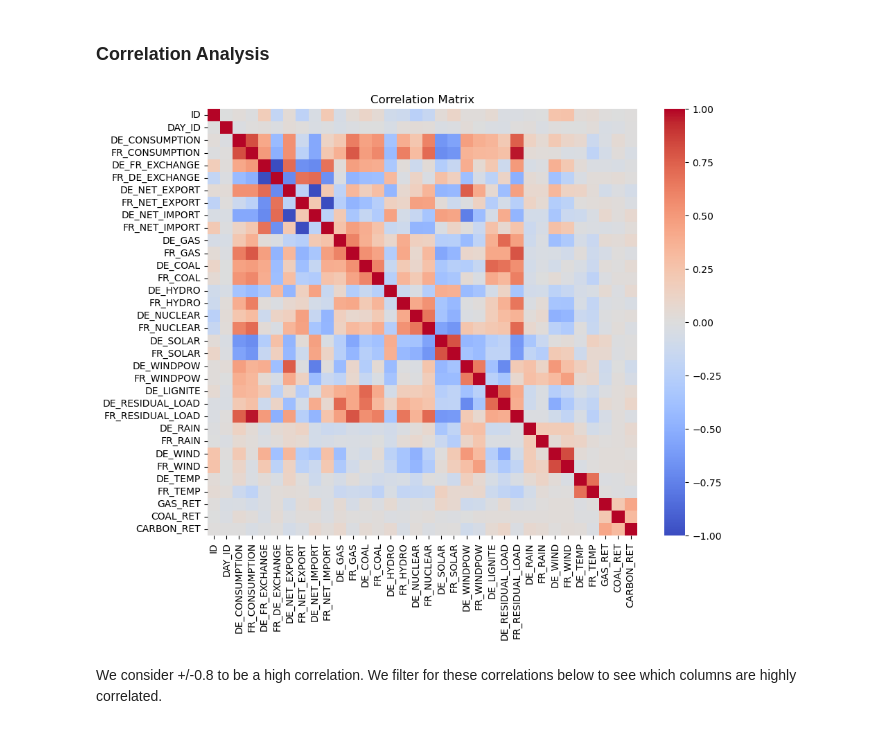
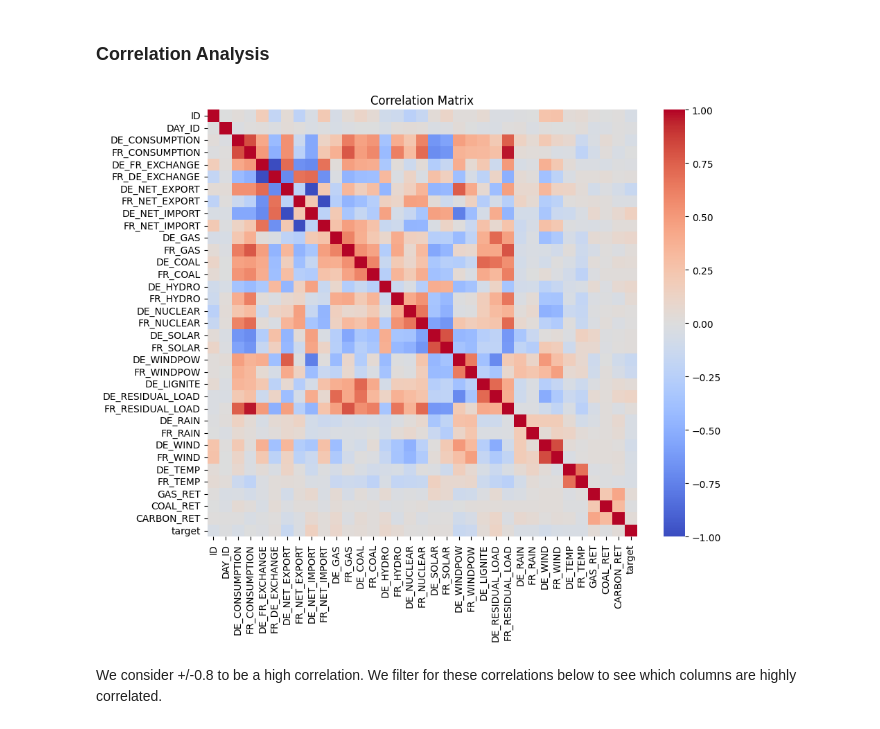
Before and after one commit to rngaili/Electricity-Price-Prediction, a Jupyter notebook: Benchmark_QRT_en.ipynb, the cells around one changed output. Cells and saved outputs as stored; diff of their text form; code cells hidden in the pictures.

```diff
--- a/Benchmark_QRT_en.ipynb
+++ b/Benchmark_QRT_en.ipynb
@@ -104,14 +85,15 @@ https://gist.github.com/mwaskom/de44147ed2974457ad6372750bbe5751
 # %% [markdown]
 ### Correlation Analysis
 # %%
+X_train['target'] = Y_train['TARGET']
 numerical_columns = X_train.select_dtypes(include=['float64', 'int64'])
 correlation_matrix = numerical_columns.corr()
 plt.figure(figsize=(10, 8))
 sns.heatmap(correlation_matrix, cmap='coolwarm', fmt=".2f")
 plt.title('Correlation Matrix')
 plt.show()
 # %% [output]
-[figure, old version]
+[figure, new version]
 # %% [markdown]
 We consider +/-0.8 to be a high correlation. We filter for these correlations below to see which columns are highly correlated.
 # %%
```
Also changed, not shown: parts of 11 cells of this notebook.
